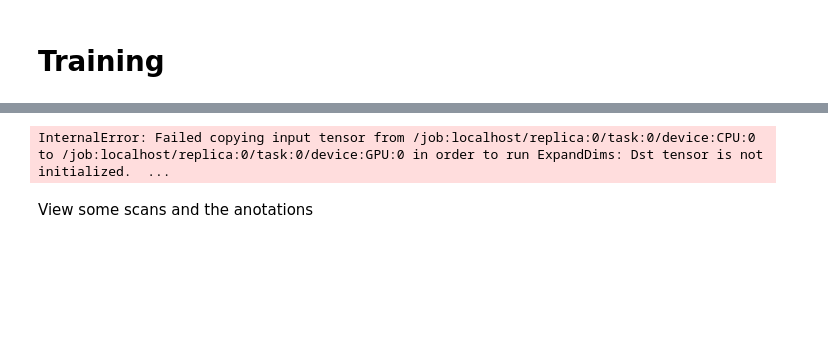
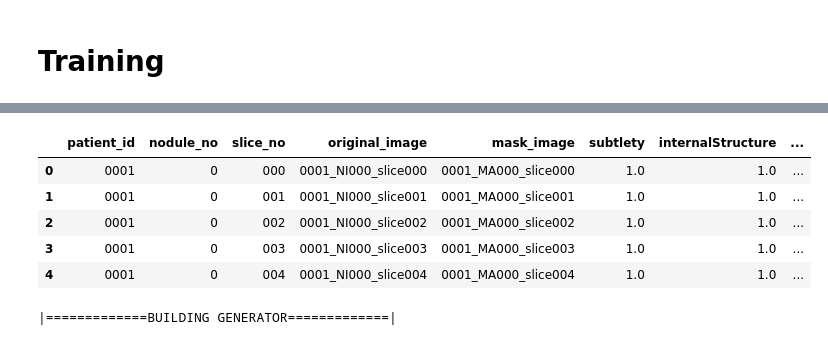
Before and after one commit to ArnolFokam/UNET-Multitask-NN, a Jupyter notebook: notebooks/training.ipynb, the cells around one changed output, grey strips where cells are left out. Saved outputs shown, nothing was run; the diff lists cells and outputs as text; code cells hidden in the pictures; blank space fills up the shorter version.

Commit message:
Correct training

```diff
--- a/notebooks/training.ipynb
+++ b/notebooks/training.ipynb
@@ -123,0 +24,15 @@ df[[
+# %%
+parser = ConfigParser()
+parser.read('../project.conf')
+
+# Get Directory setting
+# add '../' since you are in the a notebook
+saved_weights_path = check_or_create('../' + parser.get('train', 'SAVED_WEIGHTS_PATH'))
+checkpoints_path = check_or_create('../' + parser.get('train', 'CHECKPOINTS_PATH'))
+history_path = check_or_create('../' + parser.get('train', 'HISTORY_PATH'))
+data_path = check_or_create('../' + parser.get('train', 'DATA_PATH'))
+batch_size = int(parser.get('train', 'BATCH_SIZE'))
+image_size = int(parser.get('train', 'IMAGE_SIZE'))
+variant = parser.get('train', 'VARIANT')
+epochs = int(parser.get('train', 'EPOCHS'))
+test_ratio = float(parser.get('train', 'TEST_RATIO'))
@@ -124,30 +73,31 @@ df[[
+# %%
+features = ['subtlety',
+            'margin',
+            'lobulation',
+            'texture',]
+
+from sklearn.preprocessing import MinMaxScaler
+df[features] = MinMaxScaler().fit_transform(df[features])
+df.head()
+# %% [output]
+|  | patient_id | nodule_no | slice_no | original_image | mask_image | subtlety | internalStructure | ... |
+| 0 | 0001 | 0 | 000 | 0001_NI000_slice000 | 0001_MA000_slice000 | 1.0 | 1.0 | ... |
+| 1 | 0001 | 0 | 001 | 0001_NI000_slice001 | 0001_MA000_slice001 | 1.0 | 1.0 | ... |
+| 2 | 0001 | 0 | 002 | 0001_NI000_slice002 | 0001_MA000_slice002 | 1.0 | 1.0 | ... |
+| 3 | 0001 | 0 | 003 | 0001_NI000_slice003 | 0001_MA000_slice003 | 1.0 | 1.0 | ... |
+| 4 | 0001 | 0 | 004 | 0001_NI000_slice004 | 0001_MA000_slice004 | 1.0 | 1.0 | ... |
 # %%
-from sklearn.model_selection import train_test_split
+num_batches = int(len(df) / batch_size)
 
-batch_size=4
-image_size=64
-num_batches=int(len(df)/batch_size)
+print("|=============BUILDING GENERATOR=============|\n")
+datagen = DicomDataGenerator(df,
+                                     img_path_col_name='img_path',
+                                     mask_path_col_name='mask_path',
+                                     features_cols=features,
+                                     batch_size=batch_size,
+                                     target_size=(image_size, image_size, 1)
+                                     )
 
-with tf.device('/device:GPU:0'):
-    datagen = DicomDataGenerator(df,
-                             img_path_col_name='img_path',
-                             mask_path_col_name='mask_path',
-                             features_cols=['subtlety',
-                                            'internalStructure',
-                                            'calcification',
-                                            'sphericity',
-                                            'margin',
-                                            'lobulation',
-                                            'spiculation',
-                                            'texture'],
-                                           #'malignancy'],
-                             batch_size=batch_size,
-                             target_size=(image_size, image_size, 1)
-                            )
-
-
-    traingen, valigen = train_test_split(datagen, test_size=0.33)
+traingen, valigen = train_test_split(datagen, test_size=test_ratio)
 # %% [output]
-InternalError: Failed copying input tensor from /job:localhost/replica:0/task:0/device:CPU:0 to /job:localhost/replica:0/task:0/device:GPU:0 in order to run ExpandDims: Dst tensor is not initialized.  ...
+|=============BUILDING GENERATOR=============|
-# %% [markdown]
-View some scans and the anotations
```
Also changed, not shown: parts of 22 cells of this notebook, 13 other files.
